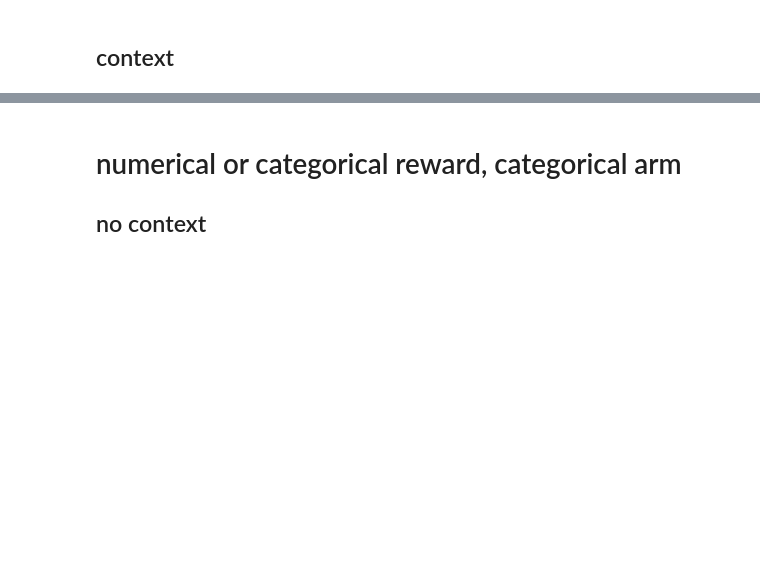
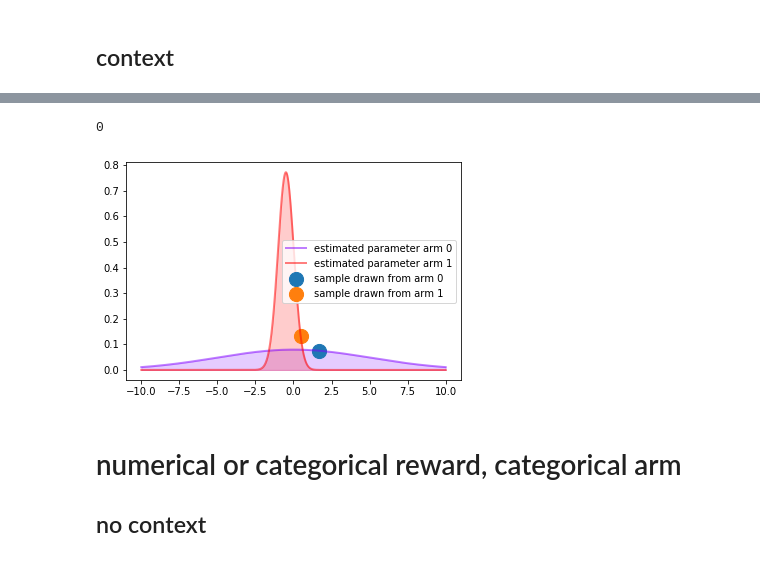
Before and after one commit to wooohoooo/thompson_sampling, a Jupyter notebook: 04_solvers.ipynb, the cells around one changed output, grey strips where cells are left out. Cells and saved outputs as stored; diff of their text form; code cells hidden in the pictures; blank space fills up the shorter version.

```diff
--- a/04_solvers.ipynb
+++ b/04_solvers.ipynb
@@ -527,3 +646,9 @@ gb.plot_params()
+# %%
+
+gcs.choose_arm_and_plot(-5)
+# %% [output]
+0
+[figure, added]
 # %% [markdown]
 # numerical or categorical reward, categorical arm
 
```
Also changed, not shown: parts of 30 cells of this notebook, 7 other files.
